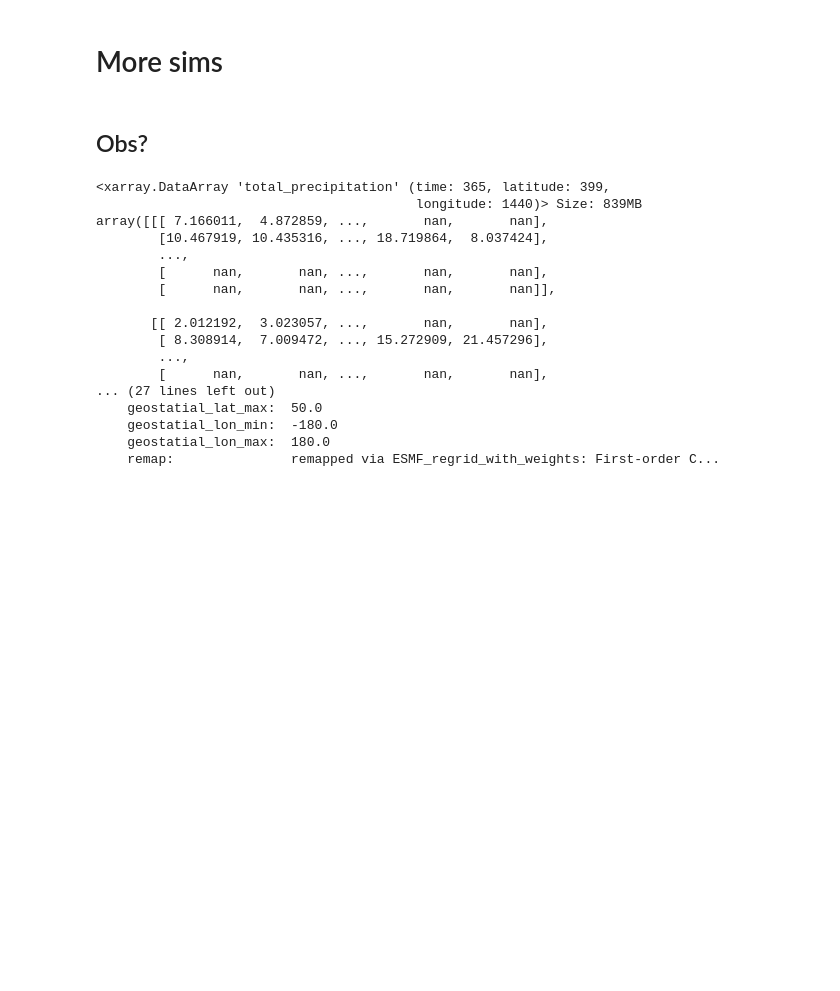
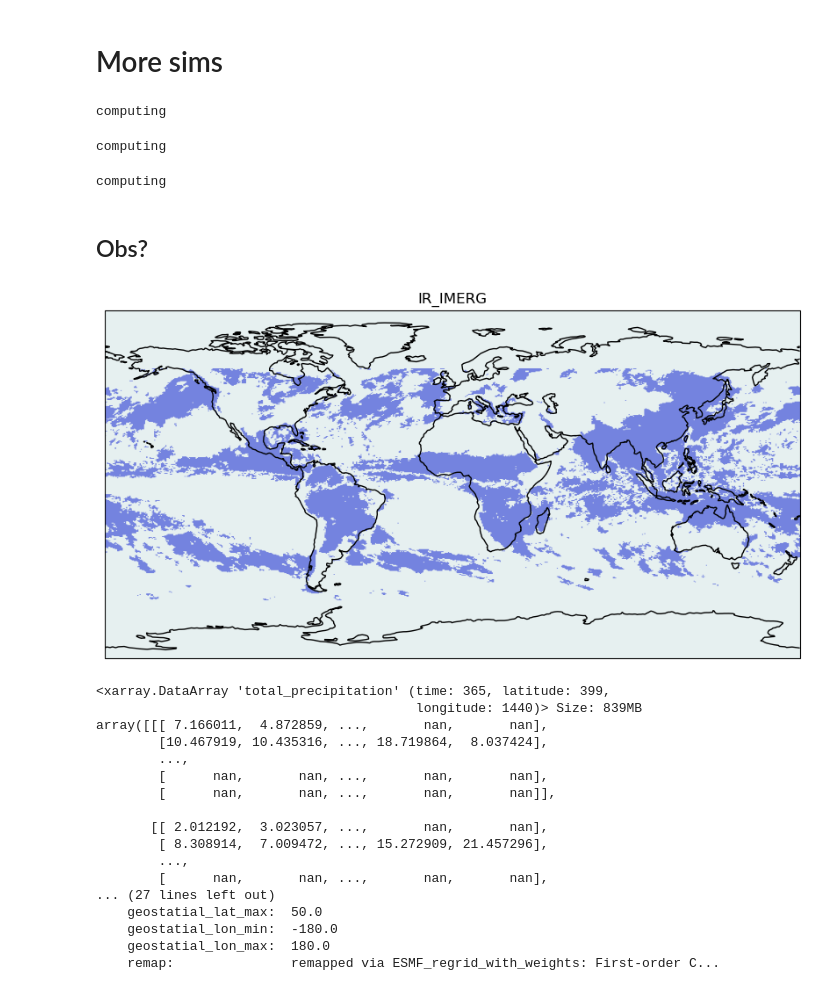
Before and after one commit to fran-morris-research/hackathon-monsoons, a Jupyter notebook: global_monsoon/global_monsoon_region.ipynb, the cells around one changed output. Drawn from its saved outputs; the diff is of its cells as text; code cells hidden in the pictures; blank space fills up the shorter version.

```diff
--- a/global_monsoon/global_monsoon_region.ipynb
+++ b/global_monsoon/global_monsoon_region.ipynb
@@ -461,11 +461,9 @@ sims = [
     "icon_d3hp003",
     "casesm2_10km_nocumulus",
     "nicam_gl11",
-    "scream-dkrz",
+    "arp-gem-2p6km",
 ]
-zoom = 3
-zooms = [7]
-
+zoom_prime=7
 projection = ccrs.PlateCarree()
 fig, axes = plt.subplots(
     2,
@@ -478,35 +476,50 @@ fig, axes = plt.subplots(
 
 for sim_ix, sim in enumerate(sims):
     sim_cat = cat[sim]
+    if "IMERG" in sim:
+        zooms=[9]
+    elif "ifs" in sim:
+        zooms=[7]
+    elif "arp-gem-2p6km" in sim:
+        zooms=[8]
+    else:
+        zooms=[zoom_prime]
     for zoom_ix, zoom in enumerate(zooms):
         ax = axes.ravel().tolist()[sim_ix]
+        outdir = f"masks/{sim}_zoom_{zoom}.zarr"
+        if os.path.exists(outdir):
+            plot = xr.open_dataarray(outdir)
+        else:
+            print("computing")
+            if "hk26" in sim:
+                ds = sim_cat(zoom=zoom, time="PT1H").to_dask().pipe(hp_mods).pr
+            else:
+                if "icon" in sim or "nicam" in sim:
+                    ds = sim_cat(zoom=zoom).to_dask().pipe(egh.attach_coords).pr
+                elif "IMERG" in sim:
+                    ds = (
+                        sim_cat(zoom=9)
+                        .to_dask()
+                        .pipe(egh.attach_coords)
+                        .precipitation
+                    )
+                elif "arp" in sim:
+                    ds = sim_cat(zoom=8).to_dask().pipe(egh.attach_coords).pr
+                else:
+                    ds = sim_cat(zoom=zoom, time="PT1H").to_dask().pipe(egh.attach_coords).pr
+            # ds_latlon = hp_to_latlon(ds, zoom)
+            pr = ds.resample(time="1D").mean().sel(time=slice("2020-03-01", "2021-02-28"))
 
-        if "hk26" in sim:
-            ds = sim_cat(zoom=zoom, time="PT1H").to_dask().pipe(hp_mods).pr
-        else:
-            if "icon" in sim or "nicam" in sim:
-                ds = sim_cat(zoom=zoom).to_dask().pipe(egh.attach_coords).pr
-            elif "IMERG" in sim:
-                ds = (
-                    sim_cat(zoom=zoom)
-                    .to_dask()
-                    .pipe(egh.attach_coords)
-                    .precipitation.sel(time=slice("2020-02-01", "2021-03-31"))
-                )
-
-            else:
-                ds = sim_cat(zoom=zoom, time="PT1H").to_dask().pipe(egh.attach_coords).pr
-        # ds_latlon = hp_to_latlon(ds, zoom)
-        pr = ds.resample(time="1D").mean().sel(time=slice("2020-03-01", "2021-02-28"))
-
-        pr *= 3600 * 24
-        pr["units"] = "mm day-1"
-        hp_resampler = HEALPixResampler(nside=egh.get_nside(pr))
+            pr *= 3600 * 24
+            pr["units"] = "mm day-1"
+            plot= restrict_proportion(pr, proportion=0.55) & restrict_diff(pr, lim=2)
+            plot.to_zarr(outdir)
+        hp_resampler = HEALPixResampler(nside=egh.get_nside(plot))
 
         ax.set_global()
         ax.coastlines()
         easygems.show.map_show(
-            restrict_proportion(pr, proportion=0.8) & restrict_diff(pr, lim=2),
+            plot,
             resampler=hp_resampler,
             ax=ax,
             # alpha=0.4,
@@ -517,6 +530,10 @@ for sim_ix, sim in enumerate(sims):
         # easygems.show.map_contour(plot,resampler=hp_resampler,ax=ax)
         ax.set_title(f"{sim}")
 #         ().plot.contour(ax=ax)
+# %% [output]
+computing
+computing
+computing
 # %% [markdown]
 ## Obs?
 # %%
@@ -553,34 +570,36 @@ for sim_ix, sim in enumerate(sims):
             elif "IMERG" in sim:
                 ds = (
                     sim_cat(zoom=zoom)
                     .to_dask()
                     .pipe(egh.attach_coords)
                     .precipitation.sel(time=slice("2020-02-01", "2021-03-31"))
                 )
 
             else:
                 ds = sim_cat(zoom=zoom, time="PT1H").to_dask().pipe(egh.attach_coords).pr
         # ds_latlon = hp_to_latlon(ds, zoom)
         pr = ds.resample(time="1D").mean().sel(time=slice("2020-03-01", "2021-02-28"))
 
-        pr *= 3600 * 24
+        pr *= 24
         pr["units"] = "mm day-1"
         hp_resampler = HEALPixResampler(nside=egh.get_nside(pr))
 
         ax.set_global()
         ax.coastlines()
         easygems.show.map_show(
             restrict_proportion(pr, proportion=0.55) & restrict_diff(pr, lim=2),
             resampler=hp_resampler,
             ax=ax,
             # alpha=0.4,
             cmap=cmo.cm.dense,
             vmin=0.2,
             vmax=2,
         )
         # easygems.show.map_contour(plot,resampler=hp_resampler,ax=ax)
         ax.set_title(f"{sim}")
 #         ().plot.contour(ax=ax)
+# %% [output]
+[figure, added]
 # %%
 pr
 # %% [output]
```
Also changed, not shown: parts of 2 cells of this notebook, 1 other file.
